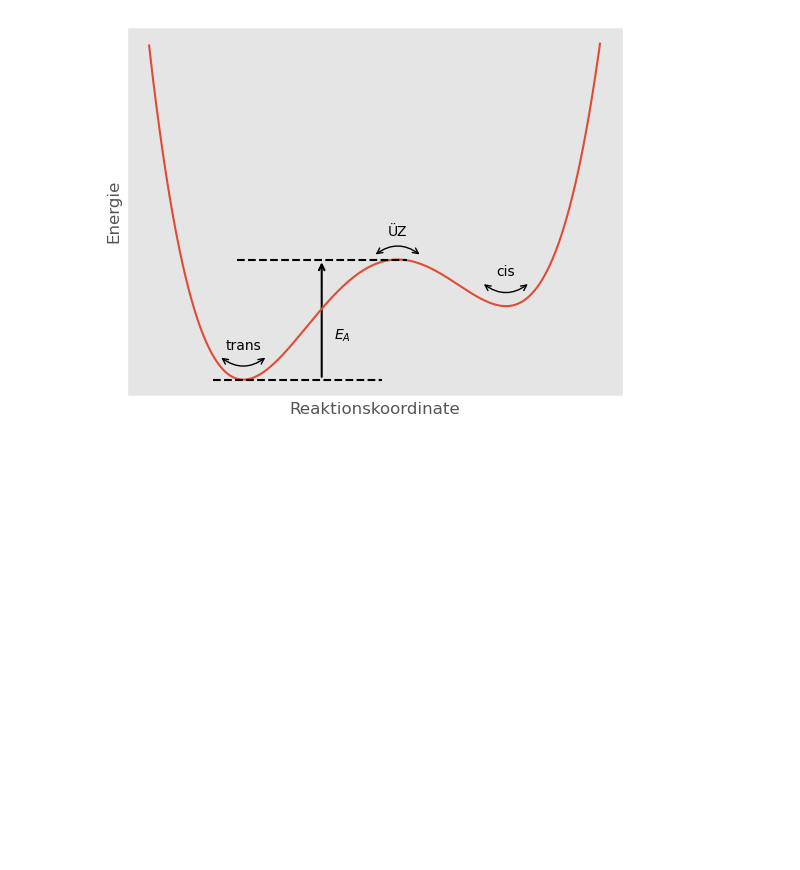
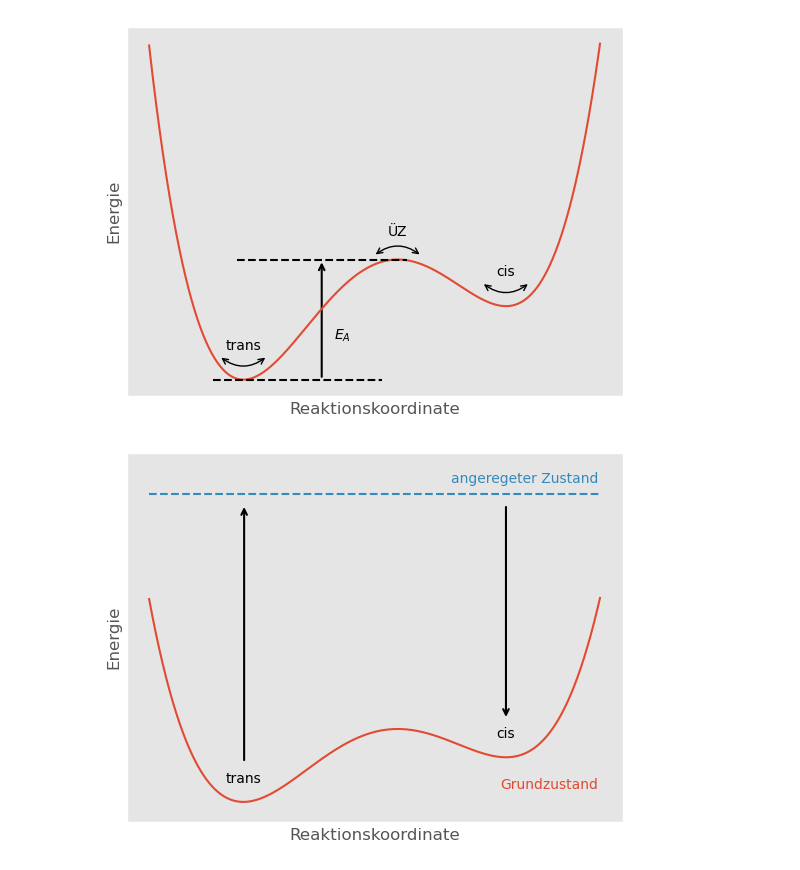
Before and after one commit to mvondomaros-lab/achprak, a Jupyter notebook: assets/figures.ipynb, the cells around one changed output. Drawn from its saved outputs; the diff is of its cells as text; code cells hidden in the pictures; blank space fills up the shorter version.

```diff
--- a/assets/figures.ipynb
+++ b/assets/figures.ipynb
@@ -138,3 +138,70 @@ plt.savefig("profile.png", dpi=300)
 plt.show()
 # %% [output]
 [figure]
+# %%
+import matplotlib.patches as patches
+import matplotlib.pyplot as plt
+import numpy as np
+
+x = np.linspace(-1.0, 1.0, 1000)
+y0 = 2.7 * x**4 - 1.6 * x**2 + 0.2 * x
+y = y0 - np.min(y0)
+
+mask = y <= 1.0
+
+plt.plot(x[mask], y[mask])
+
+# find the two minima positions
+from scipy.signal import argrelextrema
+
+# indices of local minima
+mins = argrelextrema(y, np.less)[0]
+min_positions = [(x[i], y[i]) for i in mins]
+
+# Pick the two lowest ones (just in case there are small numerical bumps)
+min_positions = sorted(min_positions, key=lambda t: t[1])[:2]
+
+# add a small curved double-headed arrow at each
+
+xrange = x.max() - x.min()
+span = 0.1 * xrange  # 15% of total width
+
+for (xm, ym), conf in zip(min_positions, ["trans", "cis"]):
+    plt.text(xm, ym + 0.08, conf, ha="center", va="bottom")
+
+
+plt.plot([x[mask].min(), x[mask].max()], [1.5, 1.5], ls="--")
+plt.text(0.89, 1.54, "angeregeter Zustand", ha="right", va="bottom", color="C1")
+plt.text(0.89, 0.05, "Grundzustand", ha="right", va="bottom", color="C0")
+
+arrow_vert = patches.FancyArrowPatch(
+    (-0.57, 0.19),
+    (-0.57, 1.45),
+    arrowstyle="->",
+    connectionstyle="arc3,rad=0",
+    linewidth=1.5,
+    edgecolor="black",
+    mutation_scale=10,
+)
+plt.gca().add_patch(arrow_vert)
+
+arrow_vert = patches.FancyArrowPatch(
+    (0.51, 1.45),
+    (0.51, 0.4),
+    arrowstyle="->",
+    connectionstyle="arc3,rad=0",
+    linewidth=1.5,
+    edgecolor="black",
+    mutation_scale=10,
+)
+plt.gca().add_patch(arrow_vert)
+
+plt.xticks([])
+plt.yticks([])
+plt.xlabel("Reaktionskoordinate")
+plt.ylabel("Energie")
+plt.ylim(-0.1, 1.7)
+plt.savefig("photoswitch-mechanism.png", dpi=300)
+plt.show()
+# %% [output]
+[figure, added]
```
Also changed, not shown: 1 other file.
